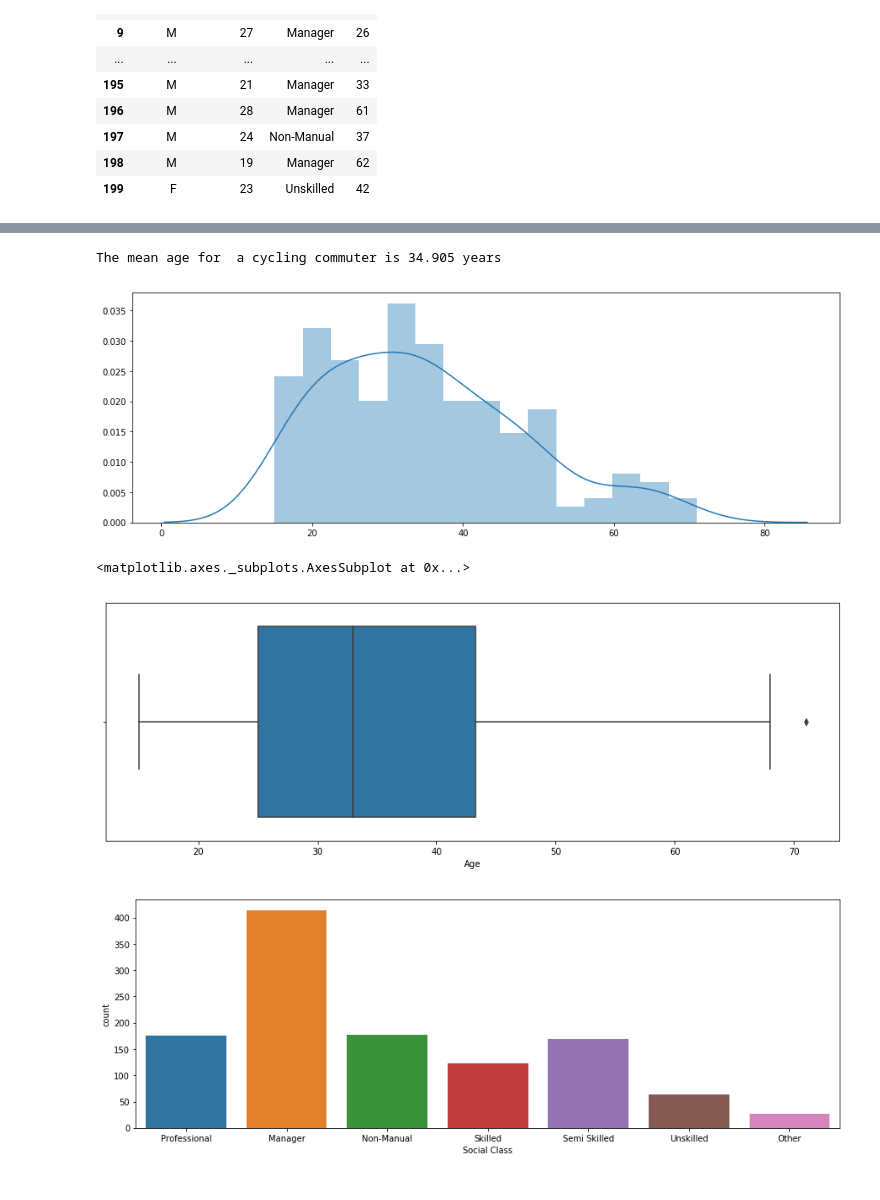
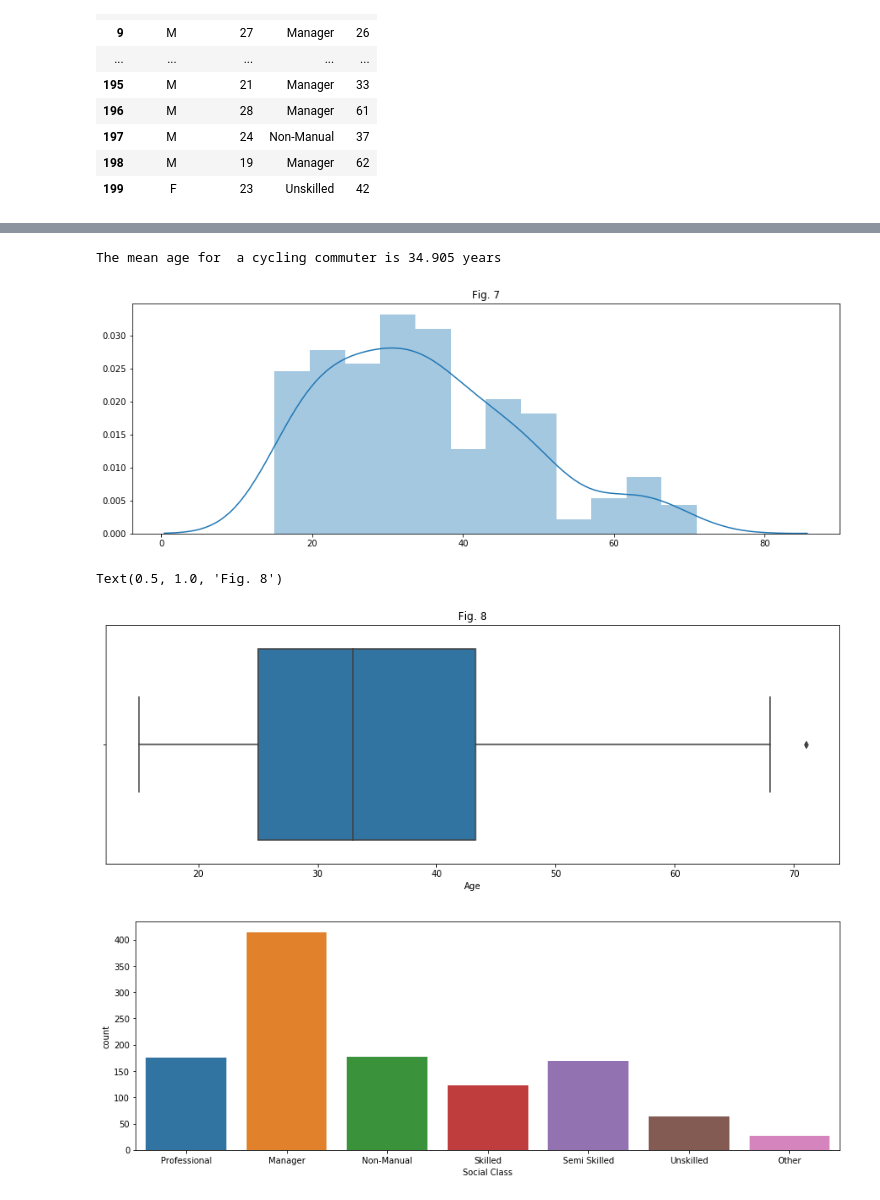
Before and after one commit to brensw/Programming-Project-2018, a Jupyter notebook: Commute data.ipynb, the cells around one changed output, grey strips where cells are left out. Drawn from its saved outputs; the diff is of its cells as text; code cells hidden in the pictures.

```diff
--- a/Commute data.ipynb
+++ b/Commute data.ipynb
@@ -127,14 +136,14 @@ Avearge journey time is 22.98 minutes
 # %%
 age_mean=np.mean(Age)
 print ("The mean age for  a cycling commuter is",(age_mean),"years")# Show the mean age of commuters
-sns.distplot(Age, bins=15)
+sns.distplot(Age, bins=12).set_title('Fig. 7')
 plt.show()
-sns.boxplot(x=commute["Age"])
+sns.boxplot(x=commute["Age"]).set_title('Fig. 8')
 # %% [output]
 The mean age for  a cycling commuter is 34.905 years
-[figure, old version]
+[figure, new version]
-<matplotlib.axes._subplots.AxesSubplot at 0x...>
+Text(0.5, 1.0, 'Fig. 8')
-[figure, old version]
+[figure, new version]
 # %%
 sns.countplot(x="Social Class", order= social,data=commute)
 plt.show()
```
Also changed, not shown: parts of 7 cells of this notebook.
